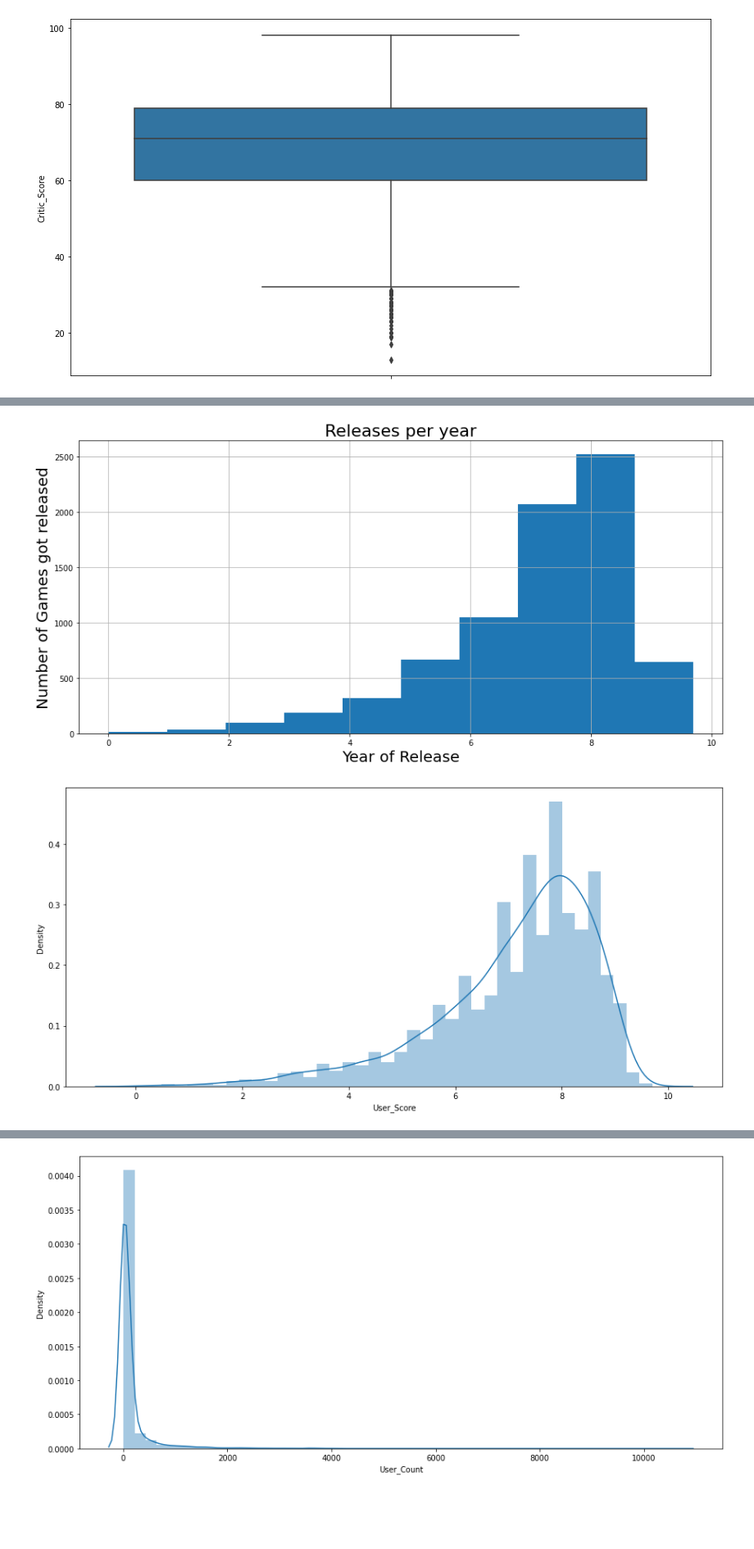
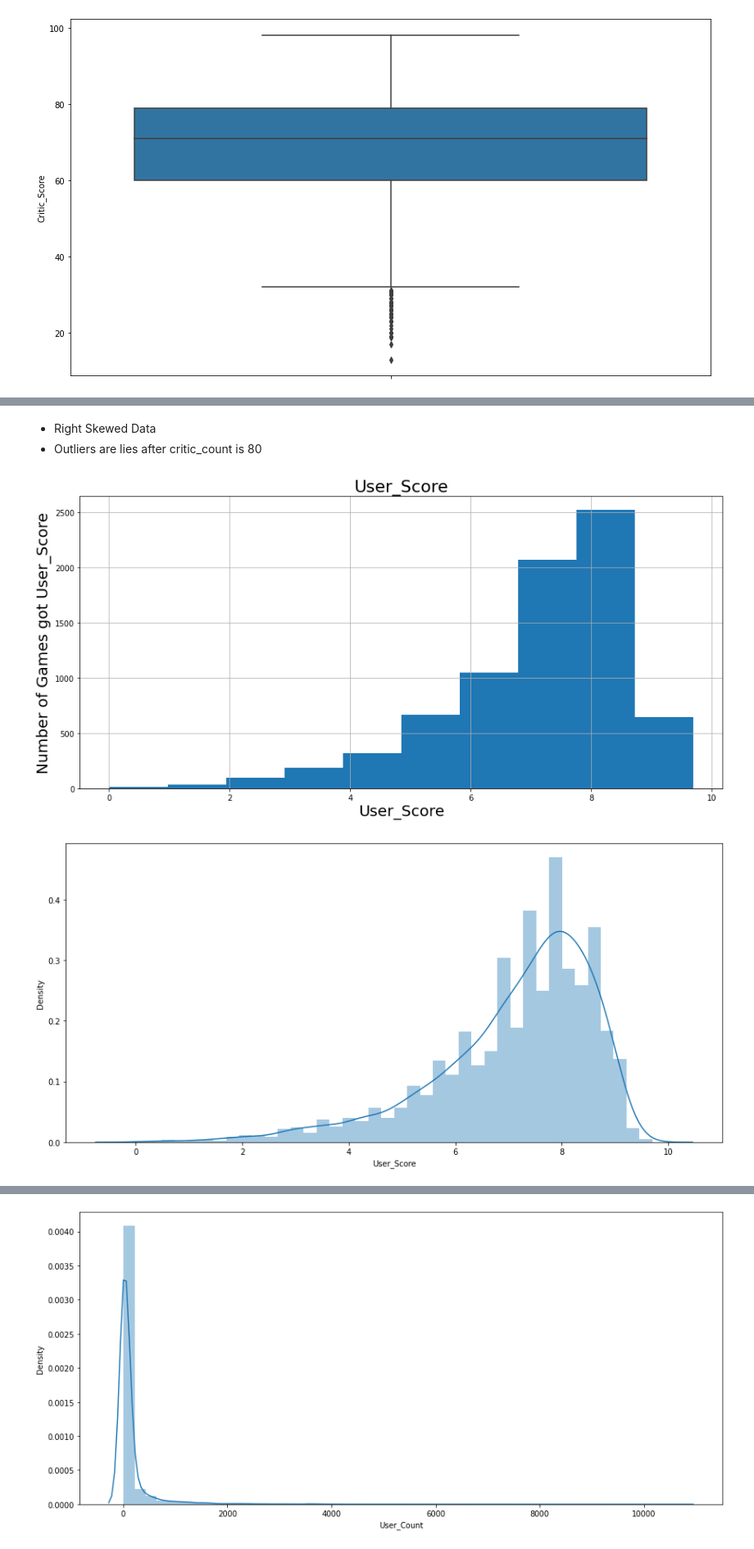
Before and after one commit to rushikeshnaik779/EDA, a Jupyter notebook: Video_Games_Sales.ipynb, the cells around one changed output, grey strips where cells are left out. Shown at 82% size. Drawn from its saved outputs; the diff is of its cells as text; code cells hidden in the pictures; blank space fills up the shorter version.

```diff
--- a/Video_Games_Sales.ipynb
+++ b/Video_Games_Sales.ipynb
@@ -232,28 +225,31 @@ plt.show()
 [figure]
 [figure]
+# %% [markdown]
+- Right Skewed Data
+- Outliers are lies after critic_count is 80
 # %%
 # User_Score
 data.User_Score=pd.to_numeric(data.User_Score, errors='coerce')
 plt.figure(figsize=(15,7))
 data['User_Score'].dropna().hist()
-plt.ylabel('Number of Games got released', size=20)
-plt.xlabel('Year of Release', size=20)
-plt.title('Releases per year', size=22)
+plt.ylabel('Number of Games got User_Score', size=20)
+plt.xlabel('User_Score', size=20)
+plt.title('User_Score', size=22)
 plt.show()
 
 
 # with KDE
 plt.figure(figsize=(15,7))
 
 sns.distplot(data.User_Score.dropna(), kde=True, bins=40)
 plt.show()
 
 
 plt.figure(figsize=(14,8))
 
 sns.boxplot(y=data["User_Score"].dropna())
 plt.show()
 # %% [output]
-[figure, old version]
+[figure, new version]
 [figure]
 [figure]
```
Also changed, not shown: parts of 11 cells of this notebook.
